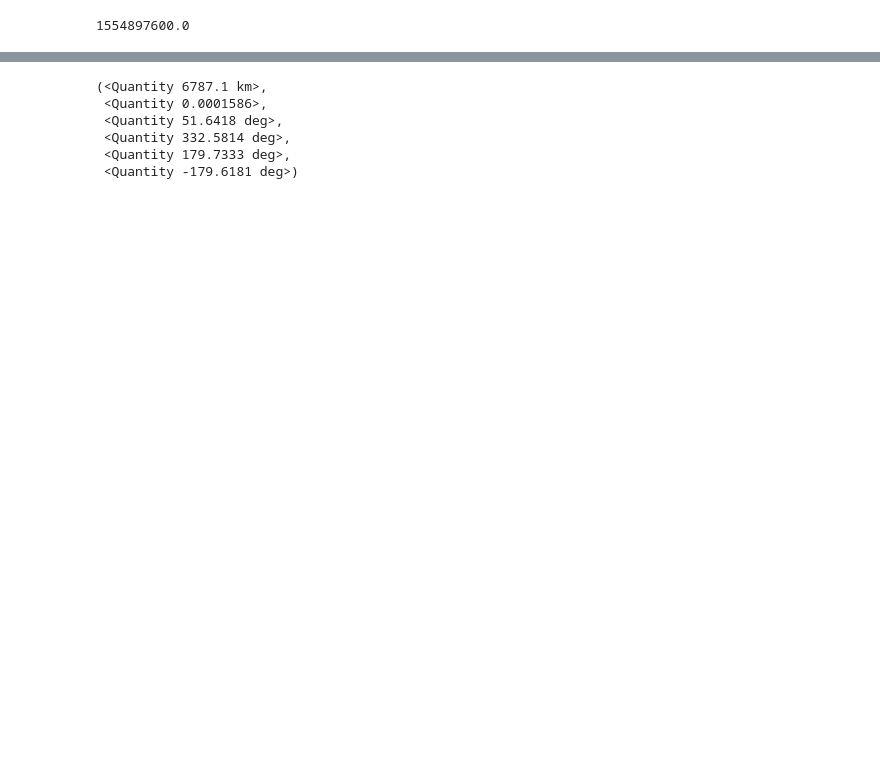
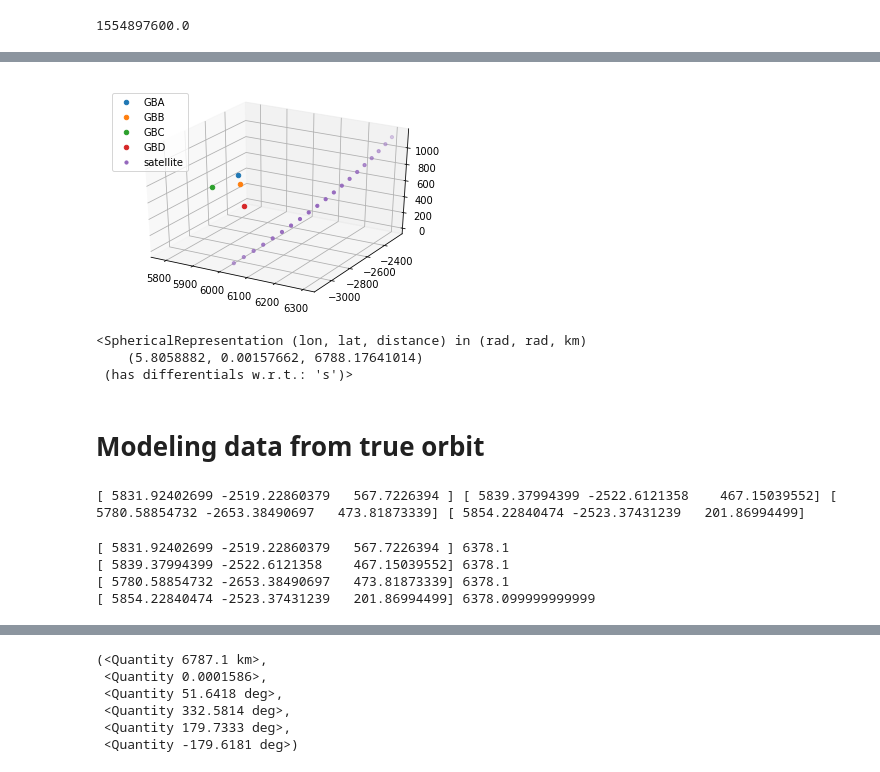
Before and after one commit to flgomezc/SatelliteOrbitsFromDoppler, a Jupyter notebook: 02 spherical earth model, no rotation.ipynb, the cells around one changed output, grey strips where cells are left out. Saved outputs shown, nothing was run; the diff lists cells and outputs as text; code cells hidden in the pictures; blank space fills up the shorter version.

```diff
--- a/02 spherical earth model, no rotation.ipynb
+++ b/02 spherical earth model, no rotation.ipynb
@@ -33,0 +78,62 @@ iss.epoch.unix
+# %%
+a = np.array([6206.87748242, -2681.198044  ,   604.2233833])
+a /= np.linalg.norm(a)
+a = a * R_earth
+
+
+b = np.array([6250.0, -2700.0, 500.0])
+b /= np.linalg.norm(b)
+b = b * R_earth
+
+
+c = np.array([6100.0, -2800.0, 500.0])
+c /= np.linalg.norm(c)
+c = c * R_earth
+
+d = np.array([5800.0, -2500.0, 200.0])
+d /= np.linalg.norm(d)
+d = d * R_earth
+
+
+BaseA = a
+BaseB = b
+BaseC = c
+BaseD = d
+# %%
+iss_r = np.array(iss_r)
+iss_v = np.array(iss_v)
+# %%
+fig = plt.figure()
+ax = fig.add_subplot(111, projection='3d')
+
+
+ax.scatter(BaseA[0], BaseA[1], BaseA[2], label="GBA")
+ax.scatter(BaseB[0], BaseB[1], BaseB[2], label="GBB")
+ax.scatter(BaseC[0], BaseC[1], BaseC[2], label="GBC")
+ax.scatter(BaseD[0], BaseD[1], BaseD[2], label="GBD")
+ax.scatter(iss_r[:,0], iss_r[:,1], iss_r[:,2], s=10, label="satellite")
+ax.legend(loc=0)
+plt.show()
+# %% [output]
+[figure, added]
+# %%
+iss.represent_as(representation.SphericalRepresentation)
+# %% [output]
+<SphericalRepresentation (lon, lat, distance) in (rad, rad, km)
+    (5.8058882, 0.00157662, 6788.17641014)
+ (has differentials w.r.t.: 's')>
+# %% [markdown]
+# Modeling data from true orbit
+# %%
+print(a,b,c,d)
+# %% [output]
+[ 5831.92402699 -2519.22860379   567.7226394 ] [ 5839.37994399 -2522.6121358    467.15039552] [ 5780.58854732 -2653.38490697   473.81873339] [ 5854.22840474 -2523.37431239   201.86994499]
+# %%
+bases=[a,b,c,d]
+for base in bases:
+    print(base, np.linalg.norm(base))
+# %% [output]
+[ 5831.92402699 -2519.22860379   567.7226394 ] 6378.1
+[ 5839.37994399 -2522.6121358    467.15039552] 6378.1
+[ 5780.58854732 -2653.38490697   473.81873339] 6378.1
+[ 5854.22840474 -2523.37431239   201.86994499] 6378.099999999999
```
Also changed, not shown: parts of 50 cells of this notebook.
